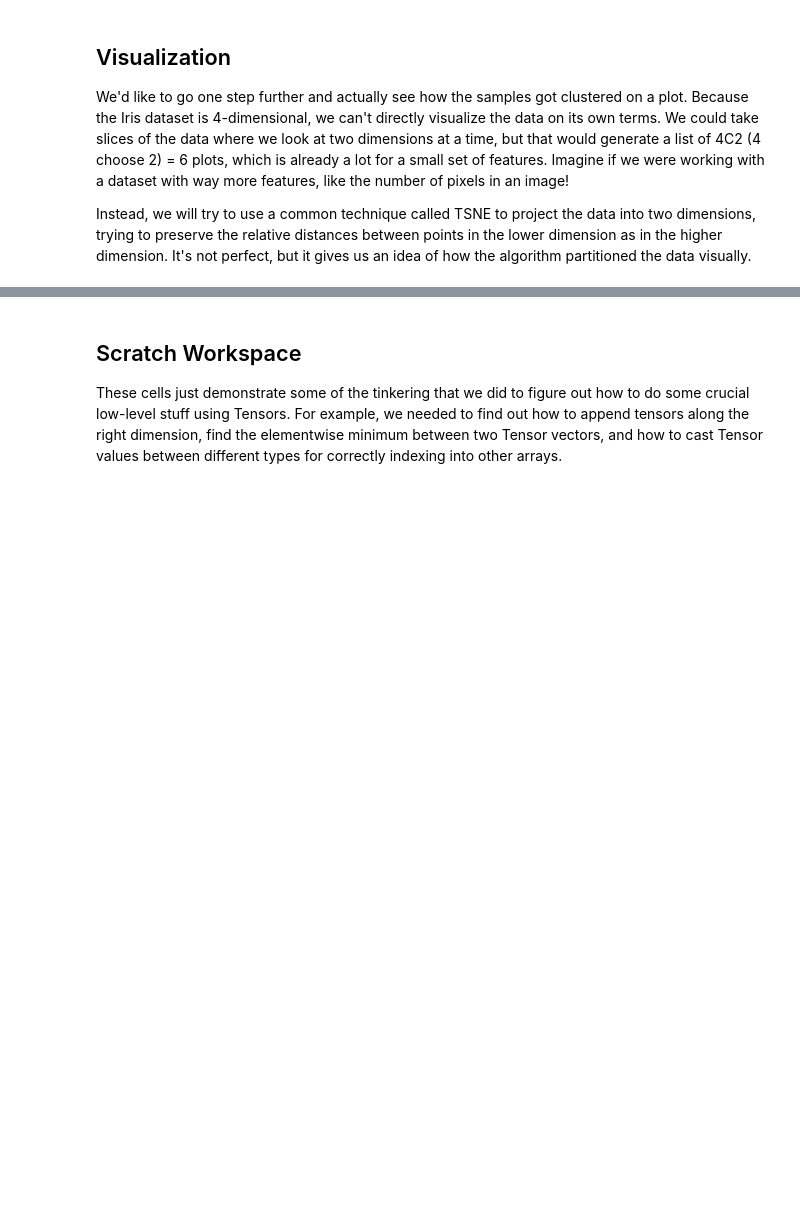
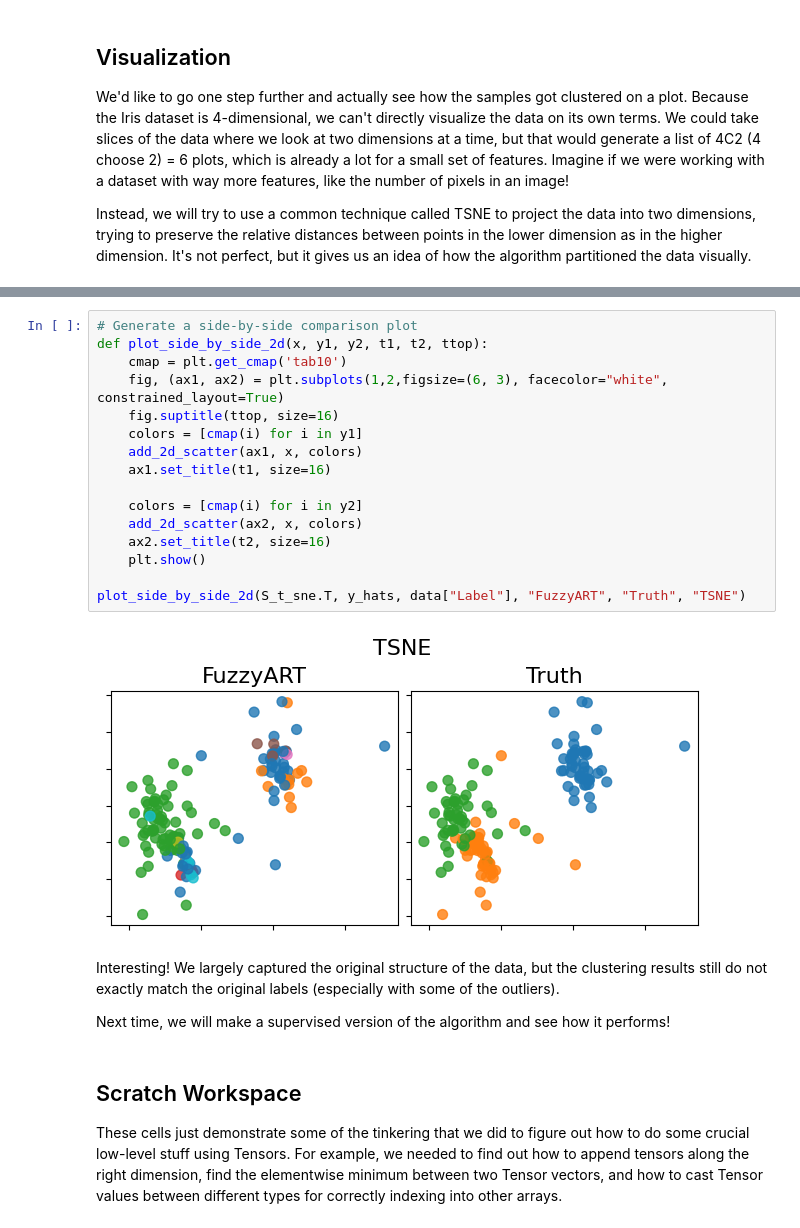
Before and after one commit to AP6YC/AudeyART, a Jupyter notebook: audeyart.ipynb, the cells around one changed output, grey strips where cells are left out. Cells and saved outputs as stored; diff of their text form; blank space fills up the shorter version.

```diff
--- a/audeyart.ipynb
+++ b/audeyart.ipynb
@@ -434,3 +476,25 @@ plot_2d(S_t_sne, colors, "T-distributed Stochastic  \n Neighbor Embedding")
+# %%
+# Generate a side-by-side comparison plot
+def plot_side_by_side_2d(x, y1, y2, t1, t2, ttop):
+    cmap = plt.get_cmap('tab10')
+    fig, (ax1, ax2) = plt.subplots(1,2,figsize=(6, 3), facecolor="white", constrained_layout=True)
+    fig.suptitle(ttop, size=16)
+    colors = [cmap(i) for i in y1]
+    add_2d_scatter(ax1, x, colors)
+    ax1.set_title(t1, size=16)
+
+    colors = [cmap(i) for i in y2]
+    add_2d_scatter(ax2, x, colors)
+    ax2.set_title(t2, size=16)
+    plt.show()
+
+plot_side_by_side_2d(S_t_sne.T, y_hats, data["Label"], "FuzzyART", "Truth", "TSNE")
+# %% [output]
+[figure, added]
+# %% [markdown]
+Interesting! We largely captured the original structure of the data, but the clustering results still do not exactly match the original labels (especially with some of the outliers).
+
+Next time, we will make a supervised version of the algorithm and see how it performs!
 # %% [markdown]
 ## Scratch Workspace
 
```
Also changed, not shown: parts of 15 cells of this notebook, 3 other files.
